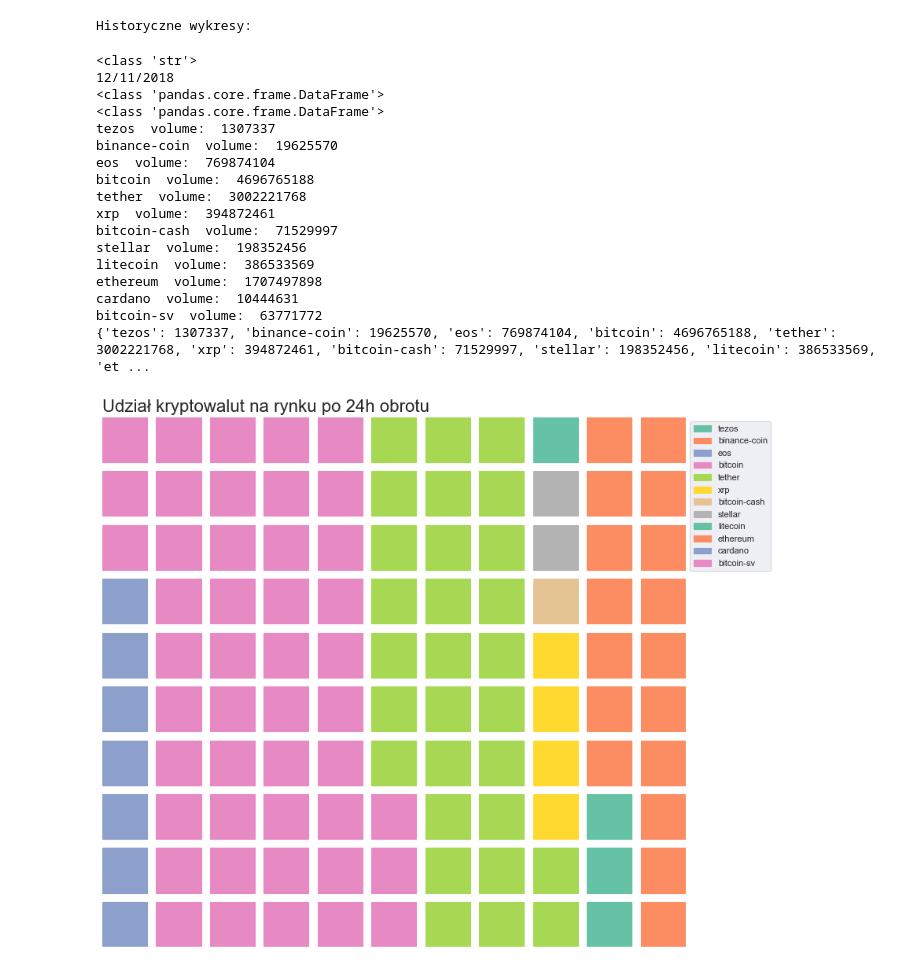
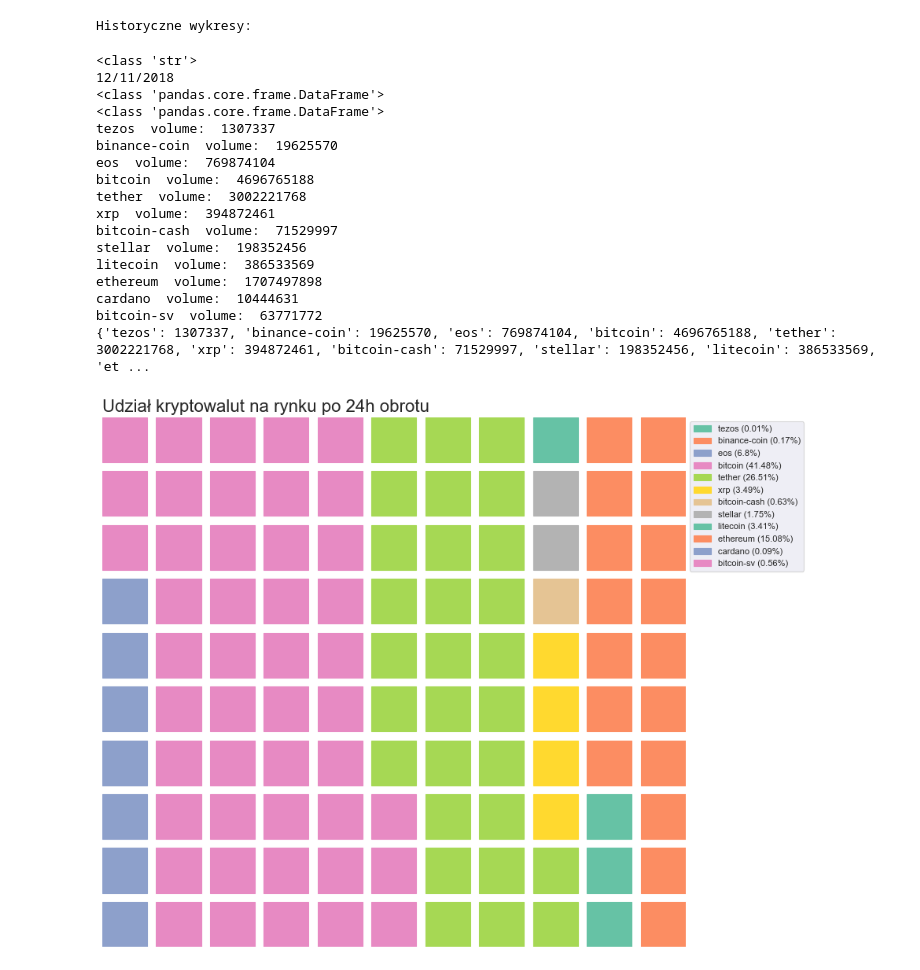
Before and after one commit to PrzemekZiemiakowski/cryptoGraphs, a Jupyter notebook: cryptowiz.ipynb, the cells around one changed output. Saved outputs shown, nothing was run; the diff lists cells and outputs as text; code cells hidden in the pictures.

```diff
--- a/cryptowiz.ipynb
+++ b/cryptowiz.ipynb
@@ -148,7 +148,6 @@ def makeGraphFromDate(filtered):
 
         name=str(row["Currency"])
         volume=int(row['Volume'].replace(',', ''))
-        # volume = x['Volume'][x]
         sizes.append(volume)
         print(name," volume: ",volume)
         dataPlot.update({name: volume})
@@ -168,33 +167,34 @@ def makeGraphFromDate(filtered):
             'fontdict': {
                 'fontsize': 20
             }
         },
+        labels=[f"{k} ({round(v / sum(dataPlot.values()) * 100,2)}%)" for k, v in dataPlot.items()],
         legend={'loc': 'upper left', 'bbox_to_anchor': (1, 1)}
     )
     plt.show()
 source=getDataFromFile()
 
 filtered=getDataFromDate(source,"12/11/2018")
 
 makeGraphFromDate(filtered)
 # %% [output]
 <class 'str'>
 12/11/2018
 <class 'pandas.core.frame.DataFrame'>
 <class 'pandas.core.frame.DataFrame'>
 tezos  volume:  1307337
 binance-coin  volume:  19625570
 eos  volume:  769874104
 bitcoin  volume:  4696765188
 tether  volume:  3002221768
 xrp  volume:  394872461
 bitcoin-cash  volume:  71529997
 stellar  volume:  198352456
 litecoin  volume:  386533569
 ethereum  volume:  1707497898
 cardano  volume:  10444631
 bitcoin-sv  volume:  63771772
 {'tezos': 1307337, 'binance-coin': 19625570, 'eos': 769874104, 'bitcoin': 4696765188, 'tether': 3002221768, 'xrp': 394872461, 'bitcoin-cash': 71529997, 'stellar': 198352456, 'litecoin': 386533569, 'et ...
-[figure, old version]
+[figure, new version]
 # %%
 #def historyGraphMaker():
```
